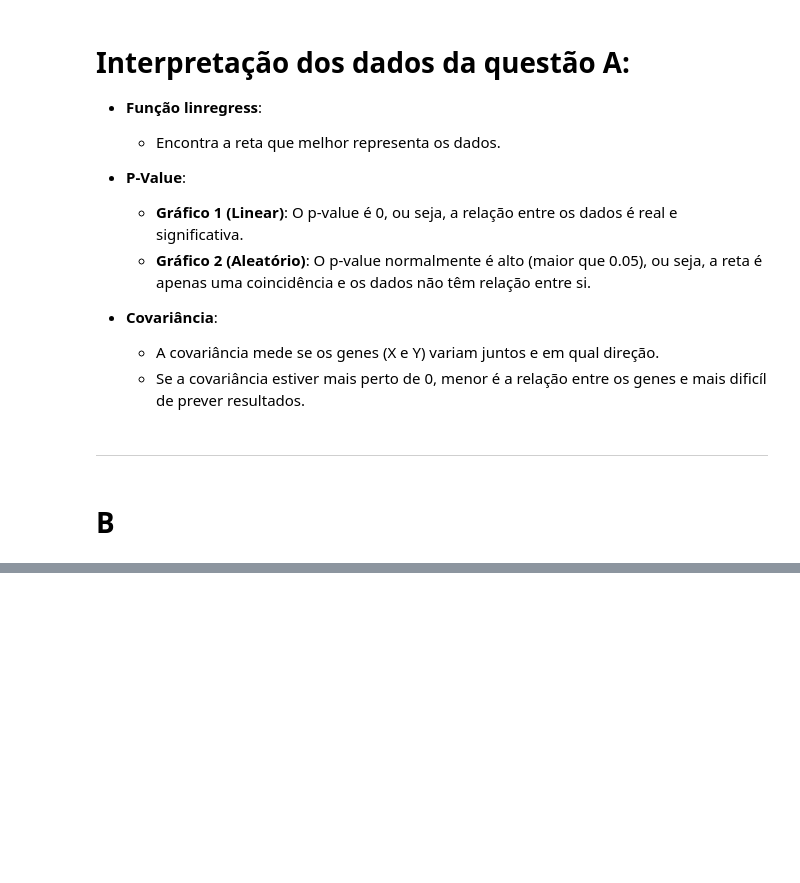
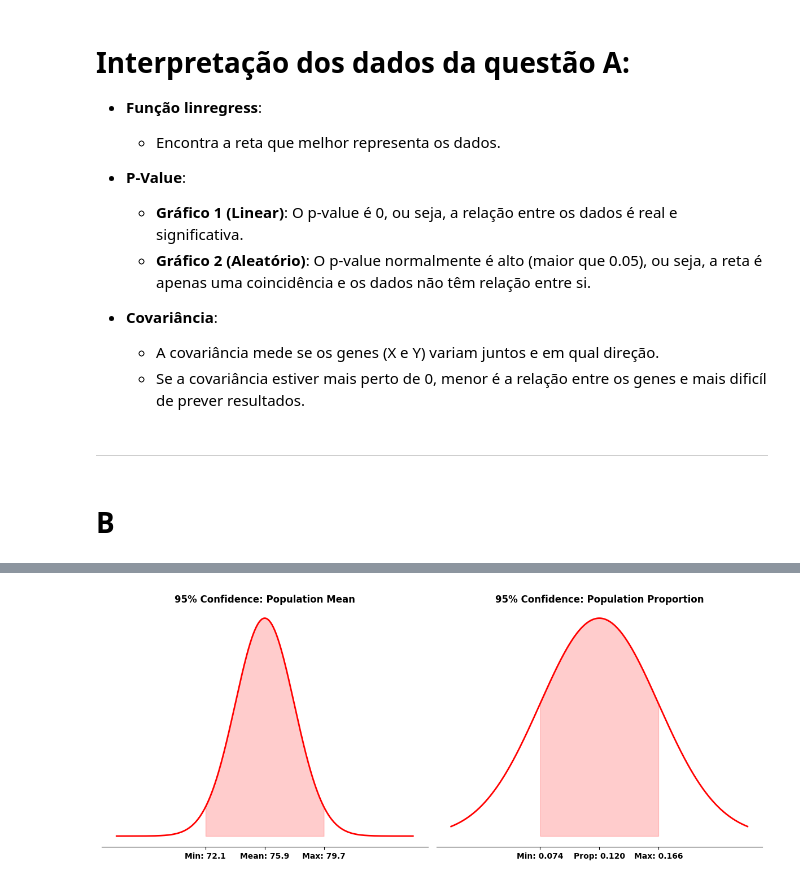
Before and after one commit to mauricioaires30/Matematica-Computacional, a Jupyter notebook: trabalho_02_2.ipynb, the cells around one changed output, grey strips where cells are left out. Drawn from its saved outputs; the diff is of its cells as text; code cells hidden in the pictures; blank space fills up the shorter version.

```diff
--- a/trabalho_02_2.ipynb
+++ b/trabalho_02_2.ipynb
@@ -115,0 +160,80 @@ plt.show()
+# %%
+#data
+n = 50
+df = n - 1
+confidence = 0.975
+
+#population mean
+mean = 75.9
+s = 13.3854 #standard deviation
+
+#calculing t critical
+t_critical = stats.t.ppf(confidence, df)
+
+#interval calculation
+mean_error = t_critical * (s / math.sqrt(n))
+
+mean_inf_interval = mean - mean_error
+mean_sup_interval = mean + mean_error
+
+#population proportion
+prop = 0.120
+
+#calculing z critical
+z_critical = stats.norm.ppf(confidence)
+
+#interval calculation
+prop_error =  (math.sqrt((prop * (1 - prop)) / n))
+
+prop_inf_interval = prop - prop_error
+prop_sup_interval = prop + prop_error
+
+#prints
+print(f"Mean error: {mean_error:.2f}")
+print(f"Mean error interval: [{mean_inf_interval:.1f} a {mean_sup_interval:.1f}]\n")
+print(f"Proportion error: {prop_error:.3f}")
+print(f"Proportion error interval: [{prop_inf_interval:.3f} a {prop_sup_interval:.3f}]")
+
+#plotting
+fig, (ax1, ax2) = plt.subplots(1, 2, figsize=(12, 5))
+
+#population mean
+x_m = np.linspace(mean - 2.5*mean_error, mean + 2.5*mean_error, 500)
+y_m = stats.norm.pdf(x_m, mean, (s / math.sqrt(n)))
+
+ax1.plot(x_m, y_m, color='red', lw=2)
+ax1.fill_between(x_m, y_m, where=((x_m >= mean_inf_interval) & (x_m <= mean_sup_interval)),
+                 color='red', alpha=0.2)
+
+ax1.set_xticks([mean_inf_interval, mean, mean_sup_interval])
+ax1.set_xticklabels([f'Min: {mean_inf_interval:.1f}', f'Mean: {mean:.1f}', f'Max: {mean_sup_interval:.1f}'],
+                    fontsize=10, fontweight='bold')
+ax1.tick_params(axis='x', labelbottom=True)
+
+ax1.set_title("95% Confidence: Population Mean", fontsize=12, fontweight='bold')
+ax1.set_yticks([])
+ax1.spines['bottom'].set_visible(True)
+for s_name in ['top', 'left', 'right']: ax1.spines[s_name].set_visible(False)
+
+#population proportion
+x_p = np.linspace(prop - 2.5*prop_error, prop + 2.5*prop_error, 500)
+y_p = stats.norm.pdf(x_p, prop, prop_error)
+
+ax2.plot(x_p, y_p, color='red', lw=2)
+ax2.fill_between(x_p, y_p, where=((x_p >= prop_inf_interval) & (x_p <= prop_sup_interval)),
+                 color='red', alpha=0.2)
+
+ax2.set_xticks([prop_inf_interval, prop, prop_sup_interval])
+ax2.set_xticklabels([f'Min: {prop_inf_interval:.3f}', f'Prop: {prop:.3f}', f'Max: {prop_sup_interval:.3f}'],
+                    fontsize=10, fontweight='bold')
+ax2.tick_params(axis='x', labelbottom=True)
+
+ax2.set_title("95% Confidence: Population Proportion", fontsize=12, fontweight='bold')
+ax2.set_yticks([])
+ax2.spines['bottom'].set_visible(True)
+for s_name in ['top', 'left', 'right']: ax2.spines[s_name].set_visible(False)
+
+#plot
+plt.tight_layout()
+plt.show()
+# %% [output]
@@ -115,0 +245 @@ plt.show()
+[figure, added]
```
Also changed, not shown: parts of 14 cells of this notebook.
